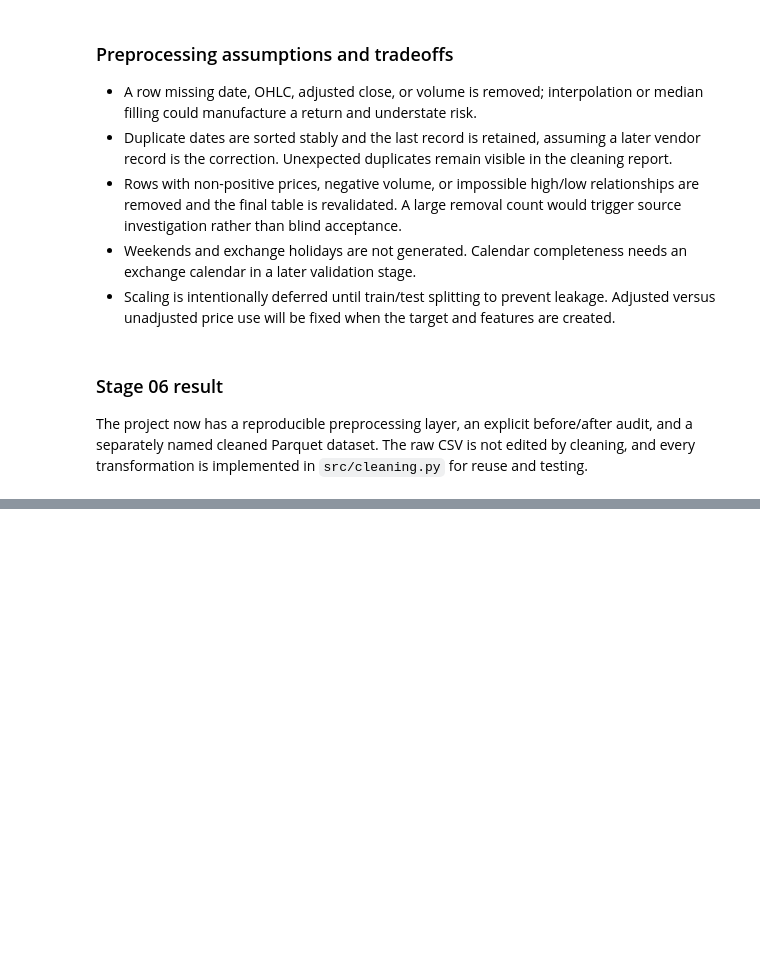
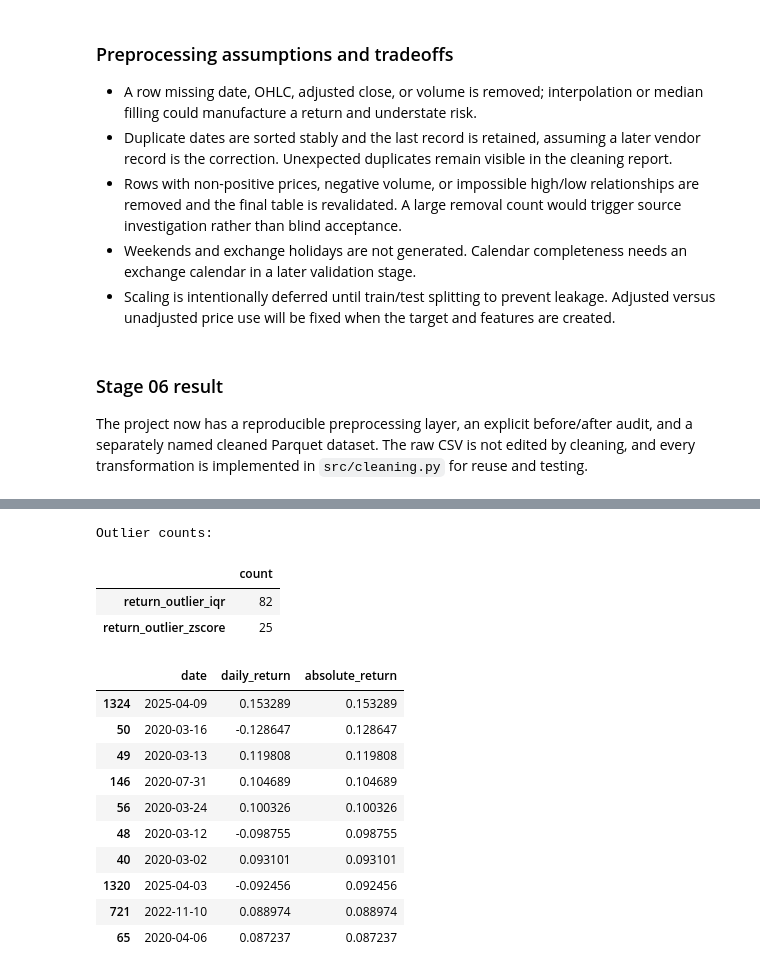
Before and after one commit to kevin-666777/bootcamp_zizhe_zhou, a Jupyter notebook: project/notebooks/project_pipeline.ipynb, the cells around one changed output, grey strips where cells are left out. Drawn from its saved outputs; the diff is of its cells as text; code cells hidden in the pictures; blank space fills up the shorter version.

```diff
--- a/project/notebooks/project_pipeline.ipynb
+++ b/project/notebooks/project_pipeline.ipynb
@@ -212,0 +217,31 @@ The project now has a reproducible preprocessing layer, an explicit before/after
+# %%
+from src.outliers import detect_outliers_zscore, flag_outliers, sensitivity_summary, winsorize_series
+
+outlier_data = cleaned_reloaded.copy()
+outlier_data['daily_return'] = outlier_data['adj_close'].pct_change(fill_method=None)
+outlier_data['absolute_return'] = outlier_data['daily_return'].abs()
+outlier_data = flag_outliers(
+    outlier_data, 'daily_return', method='iqr', threshold=1.5, flag_column='return_outlier_iqr'
+)
+outlier_data['return_outlier_zscore'] = detect_outliers_zscore(outlier_data['daily_return'], threshold=3.0)
+
+flag_counts = outlier_data[['return_outlier_iqr', 'return_outlier_zscore']].sum().astype(int)
+print('Outlier counts:')
+display(flag_counts.to_frame('count'))
+display(outlier_data.loc[outlier_data['return_outlier_iqr'], ['date', 'daily_return', 'absolute_return']].nlargest(10, 'absolute_return'))
+# %% [output]
+Outlier counts:
+|  | count |
+| return_outlier_iqr | 82 |
+| return_outlier_zscore | 25 |
+|  | date | daily_return | absolute_return |
+| 1324 | 2025-04-09 | 0.153289 | 0.153289 |
+| 50 | 2020-03-16 | -0.128647 | 0.128647 |
+| 49 | 2020-03-13 | 0.119808 | 0.119808 |
+| 146 | 2020-07-31 | 0.104689 | 0.104689 |
+| 56 | 2020-03-24 | 0.100326 | 0.100326 |
+| 48 | 2020-03-12 | -0.098755 | 0.098755 |
+| 40 | 2020-03-02 | 0.093101 | 0.093101 |
+| 1320 | 2025-04-03 | -0.092456 | 0.092456 |
+| 721 | 2022-11-10 | 0.088974 | 0.088974 |
+| 65 | 2020-04-06 | 0.087237 | 0.087237 |
```
Also changed, not shown: parts of 6 cells of this notebook, 8 other files.
